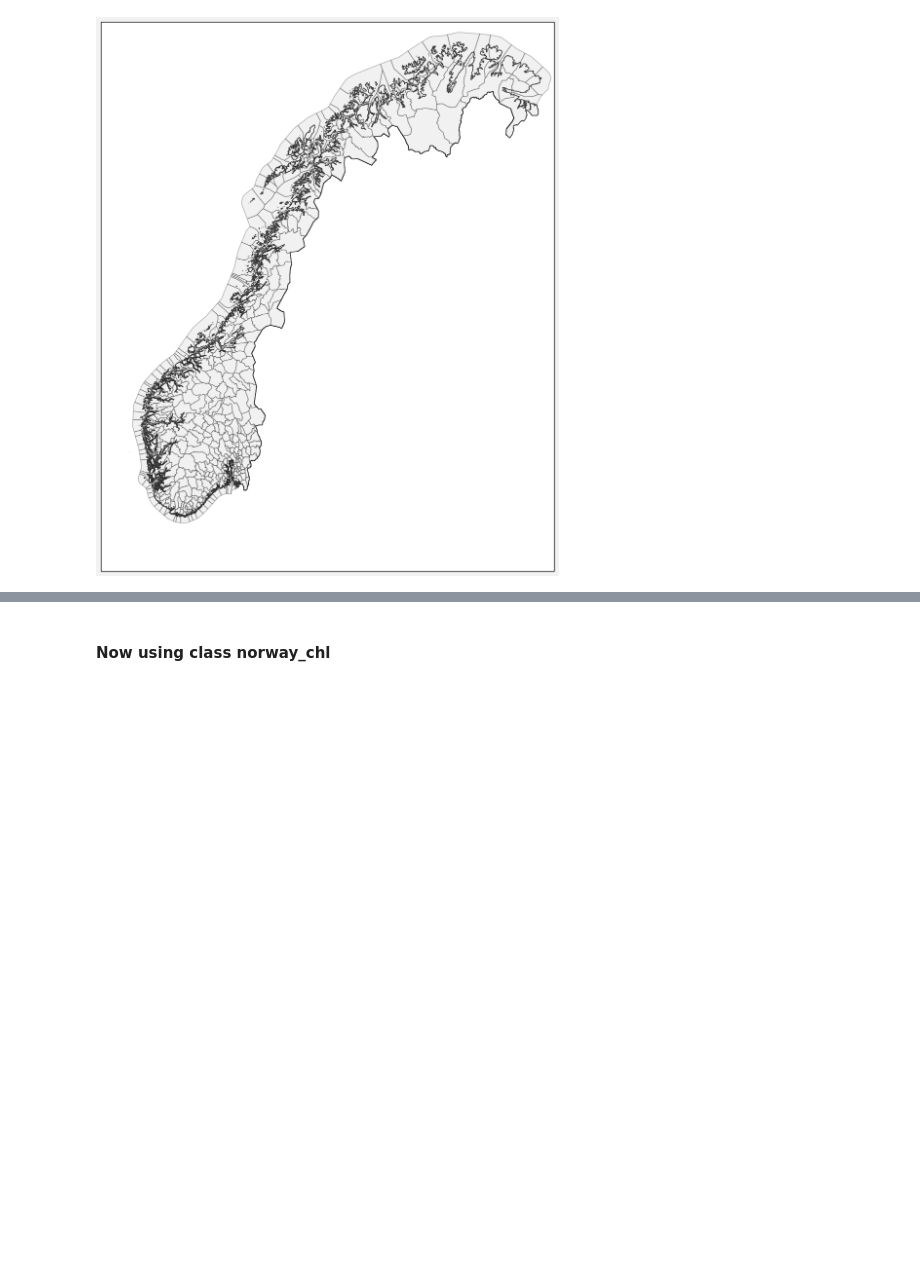
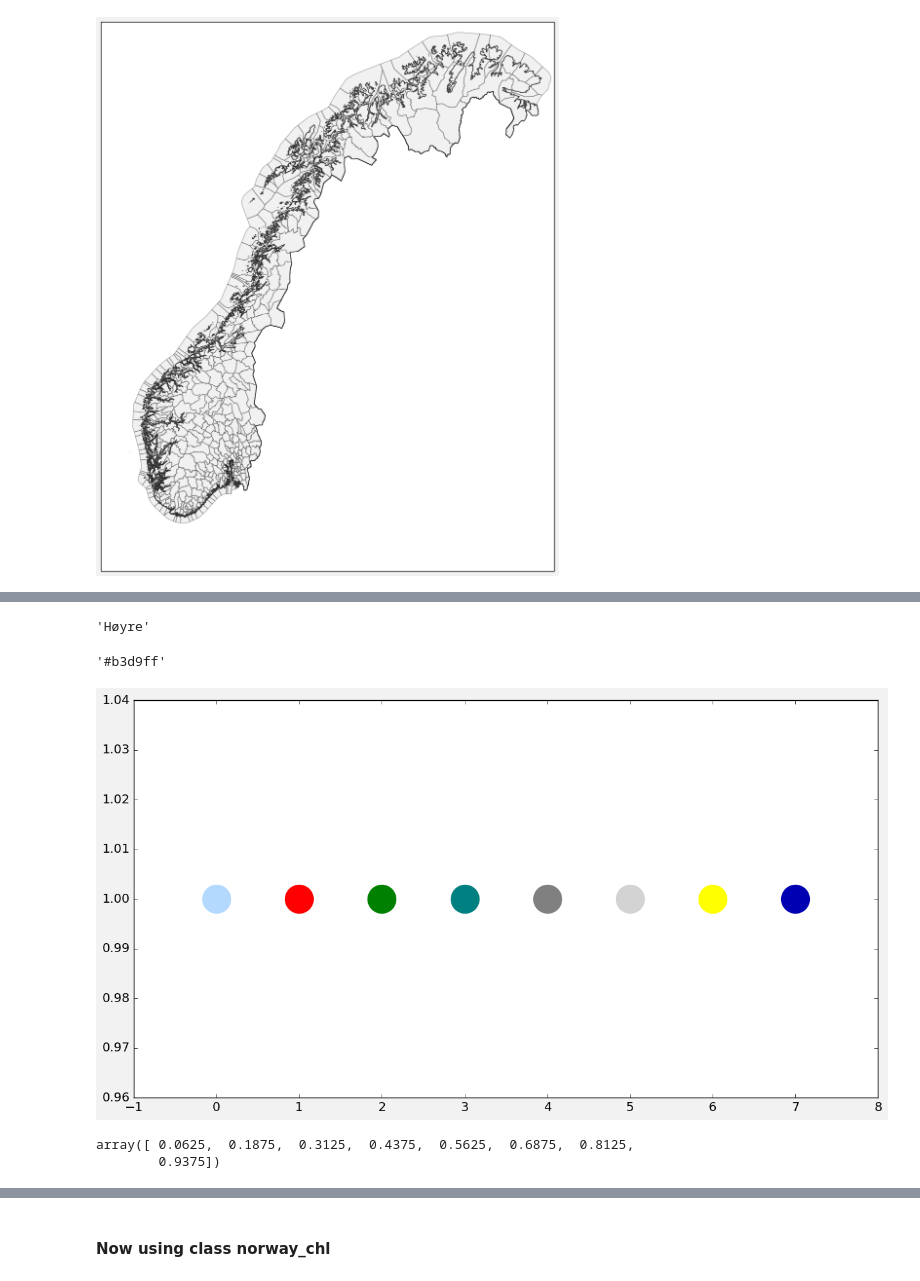
Before and after one commit to jmaurit/norwayeconomy, a Jupyter notebook: maps_cartopy.ipynb, the cells around one changed output, grey strips where cells are left out. Drawn from its saved outputs; the diff is of its cells as text; code cells hidden in the pictures; blank space fills up the shorter version.

```diff
--- a/maps_cartopy.ipynb
+++ b/maps_cartopy.ipynb
@@ -181,0 +214,6 @@ axes property.  A removal date has not been set.
+# %%
+parties = valg2015.biggest.unique()
+colors = ["#b3d9ff", "red", "green", "#008080", "grey", "lightGrey", "yellow", "#0000b3"]
+col_dict = dict(zip(parties, colors))
+cMap = ListedColormap(colors)
+col_dict
@@ -181,0 +232,20 @@ axes property.  A removal date has not been set.
+# %%
+valg2015_dict["0219"]
+# %% [output]
+'Høyre'
+# %%
+col_dict[valg2015_dict["0219"]]
+# %% [output]
+'#b3d9ff'
+# %%
+fig, ax = plt.subplots()
+for v, col in enumerate(colors):
+    ax.scatter(x=v, y=1, color=col, s=1000)
+plt.show()
+# %% [output]
+[figure, added]
+# %%
+np.linspace(1/16,1-1/16,8)
+# %% [output]
+array([ 0.0625,  0.1875,  0.3125,  0.4375,  0.5625,  0.6875,  0.8125,
+        0.9375])
```
Also changed, not shown: parts of 22 cells of this notebook, 15 other files.
